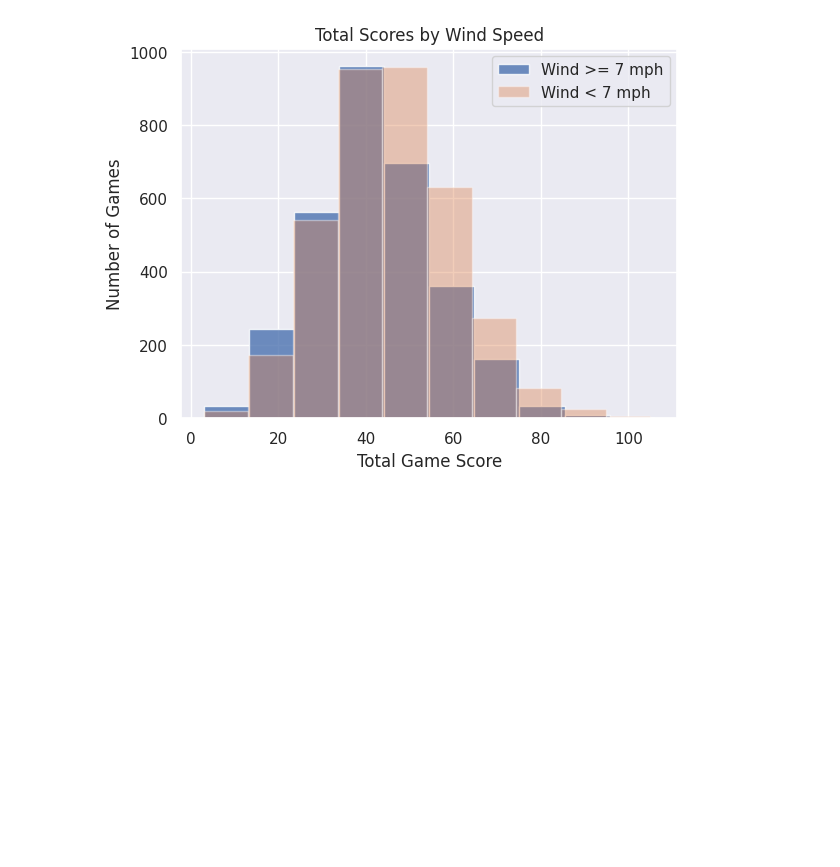
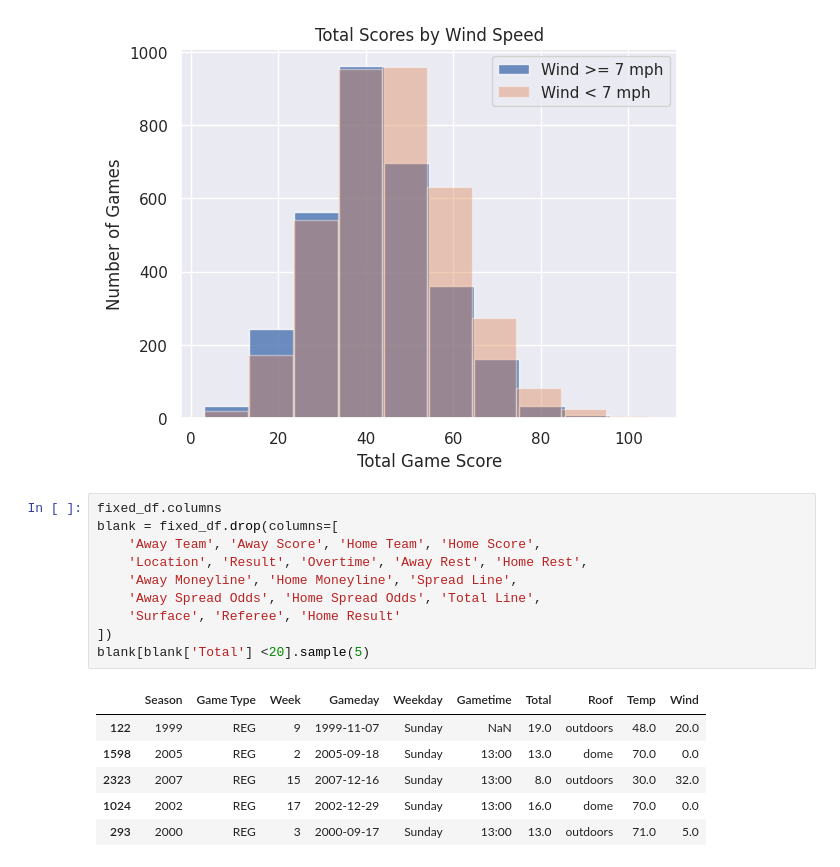
Before and after one commit to KPsimo/Kidus_Football_Games, a Jupyter notebook: DSRP_Project.ipynb, the cells around one changed output. Drawn from its saved outputs; the diff is of its cells as text; blank space fills up the shorter version.

```diff
--- a/DSRP_Project.ipynb
+++ b/DSRP_Project.ipynb
@@ -378,3 +403,20 @@ plt.ylabel('Number of Games')
 plt.show()
 # %% [output]
 [figure]
+# %%
+fixed_df.columns
+blank = fixed_df.drop(columns=[
+    'Away Team', 'Away Score', 'Home Team', 'Home Score',
+    'Location', 'Result', 'Overtime', 'Away Rest', 'Home Rest',
+    'Away Moneyline', 'Home Moneyline', 'Spread Line',
+    'Away Spread Odds', 'Home Spread Odds', 'Total Line',
+    'Surface', 'Referee', 'Home Result'
+])
+blank[blank['Total'] <20].sample(5)
+# %% [output]
+|  | Season | Game Type | Week | Gameday | Weekday | Gametime | Total | Roof | Temp | Wind |
+| 122 | 1999 | REG | 9 | 1999-11-07 | Sunday | NaN | 19.0 | outdoors | 48.0 | 20.0 |
+| 1598 | 2005 | REG | 2 | 2005-09-18 | Sunday | 13:00 | 13.0 | dome | 70.0 | 0.0 |
+| 2323 | 2007 | REG | 15 | 2007-12-16 | Sunday | 13:00 | 8.0 | outdoors | 30.0 | 32.0 |
+| 1024 | 2002 | REG | 17 | 2002-12-29 | Sunday | 13:00 | 16.0 | dome | 70.0 | 0.0 |
+| 293 | 2000 | REG | 3 | 2000-09-17 | Sunday | 13:00 | 13.0 | outdoors | 71.0 | 5.0 |
```
Also changed, not shown: parts of 6 cells of this notebook.
